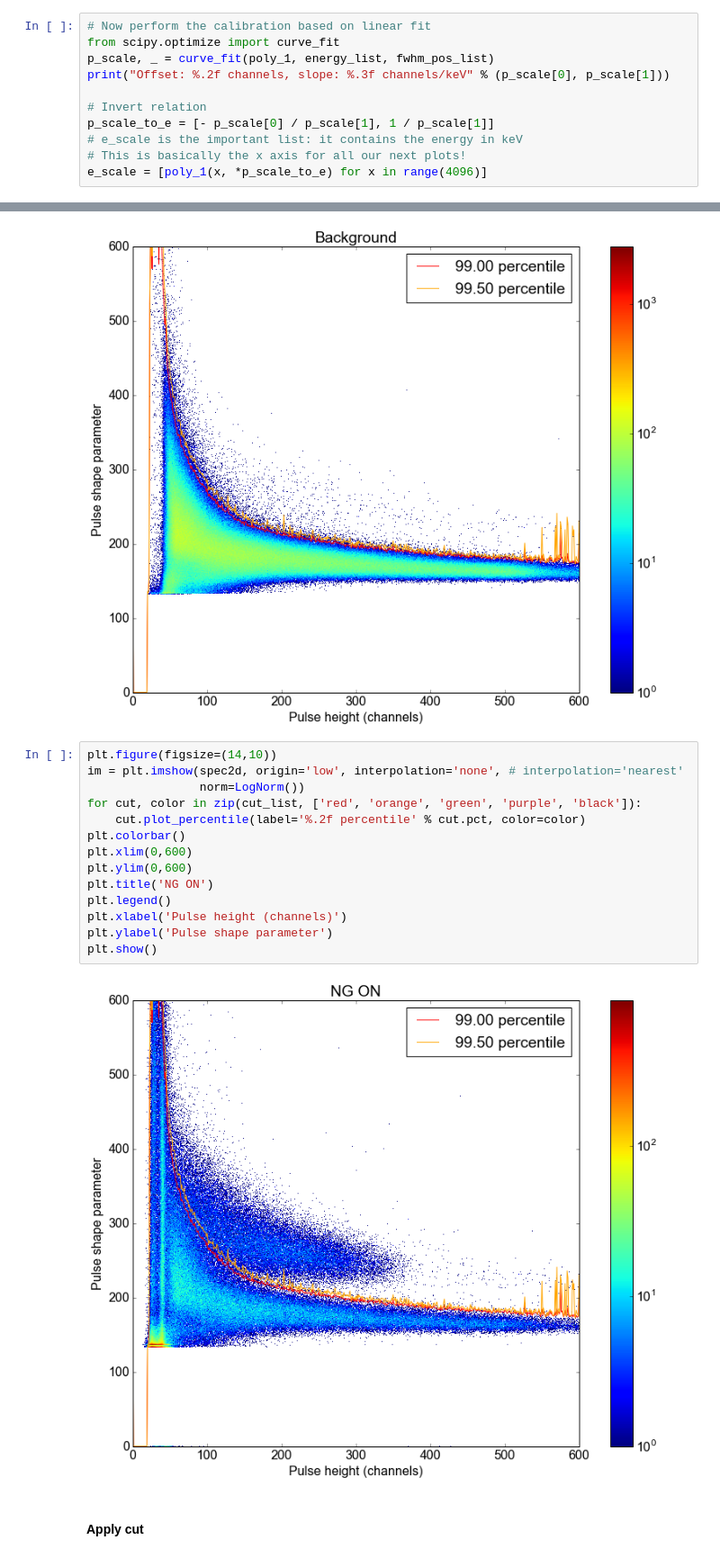
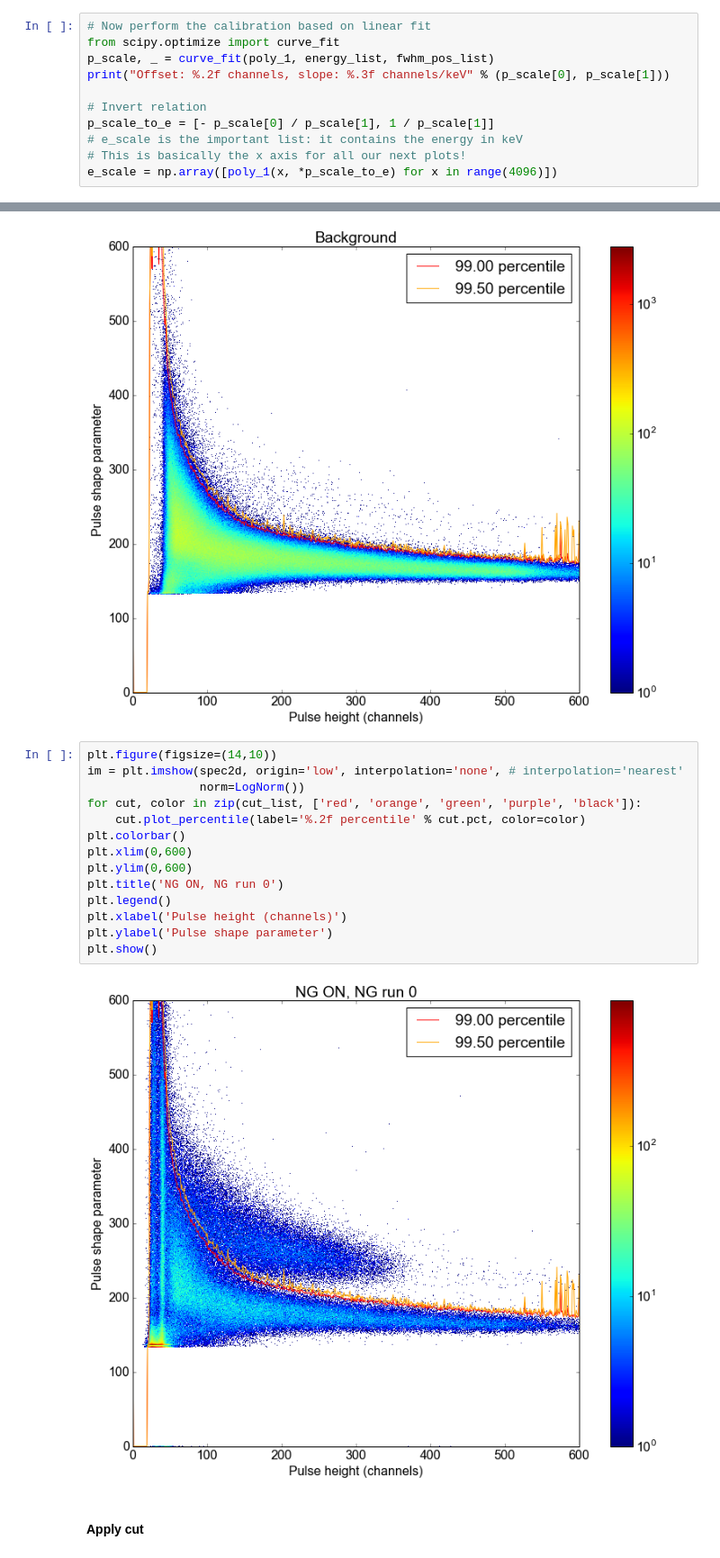
Before and after one commit to XENON1T/PTB, a Jupyter notebook: 03_2d_spectra.ipynb, the cells around one changed output, grey strips where cells are left out. Shown at 90% size. Saved outputs shown, nothing was run; the diff lists cells and outputs as text.

```diff
--- a/03_2d_spectra.ipynb
+++ b/03_2d_spectra.ipynb
@@ -116,7 +116,7 @@ print("Offset: %.2f channels, slope: %.3f channels/keV" % (p_scale[0], p_scale[1
 p_scale_to_e = [- p_scale[0] / p_scale[1], 1 / p_scale[1]]
 # e_scale is the important list: it contains the energy in keV
 # This is basically the x axis for all our next plots!
-e_scale = [poly_1(x, *p_scale_to_e) for x in range(4096)]
+e_scale = np.array([poly_1(x, *p_scale_to_e) for x in range(4096)])
 # %% [output]
 Offset: 12.60 channels, slope: 0.420 channels/keV
 # %%
@@ -329,19 +330,19 @@ plt.show()
 # %%
 plt.figure(figsize=(14,10))
 im = plt.imshow(spec2d, origin='low', interpolation='none', # interpolation='nearest'
                 norm=LogNorm())
 for cut, color in zip(cut_list, ['red', 'orange', 'green', 'purple', 'black']):
     cut.plot_percentile(label='%.2f percentile' % cut.pct, color=color)
 plt.colorbar()
 plt.xlim(0,600)
 plt.ylim(0,600)
-plt.title('NG ON')
+plt.title('NG ON, NG run 0')
 plt.legend()
 plt.xlabel('Pulse height (channels)')
 plt.ylabel('Pulse shape parameter')
 plt.show()
 # %% [output]
-[figure, old version]
+[figure, new version]
 # %% [markdown]
 #### Apply cut
 # %%
```
Also changed, not shown: parts of 25 cells of this notebook, 1 other file.
